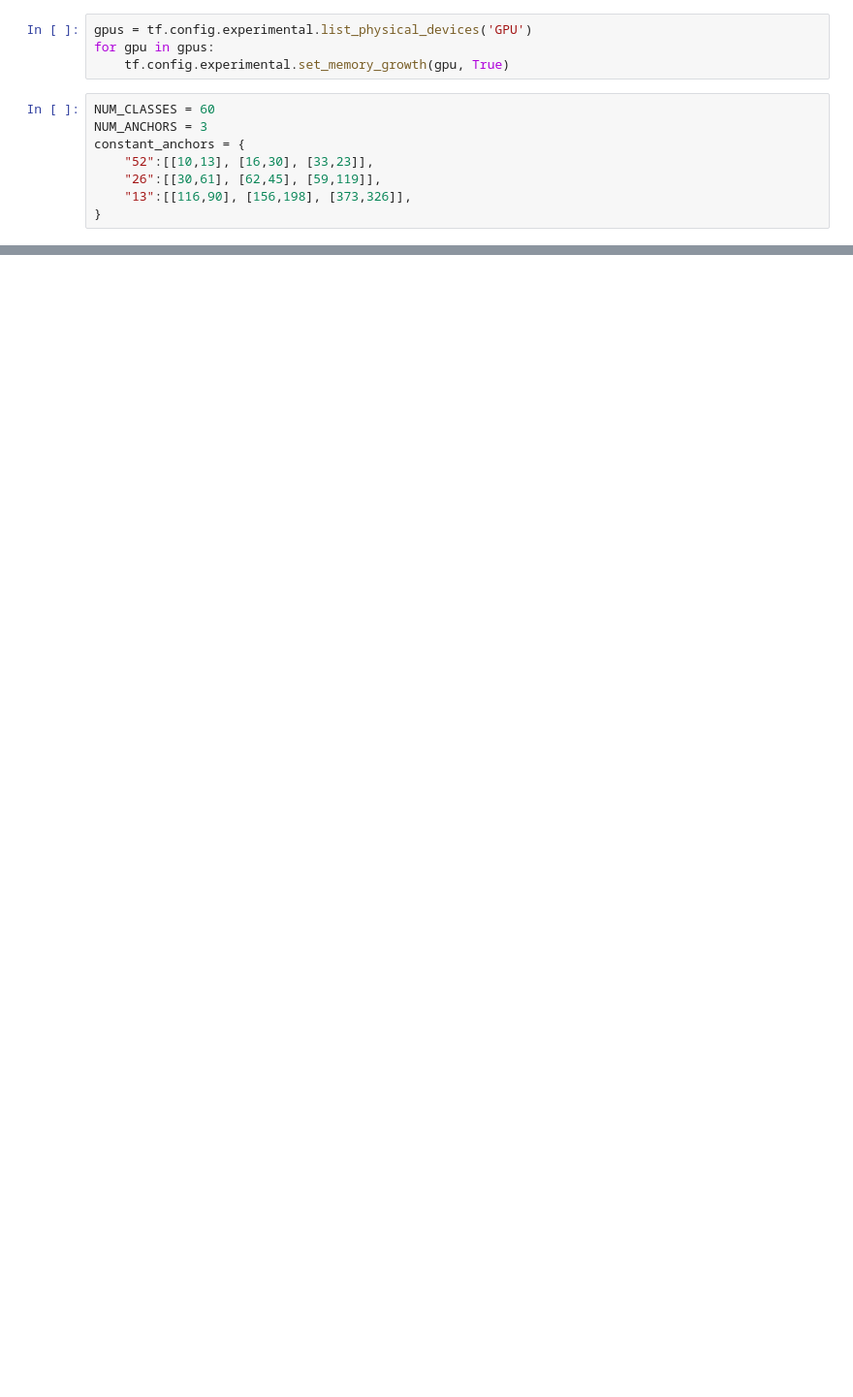
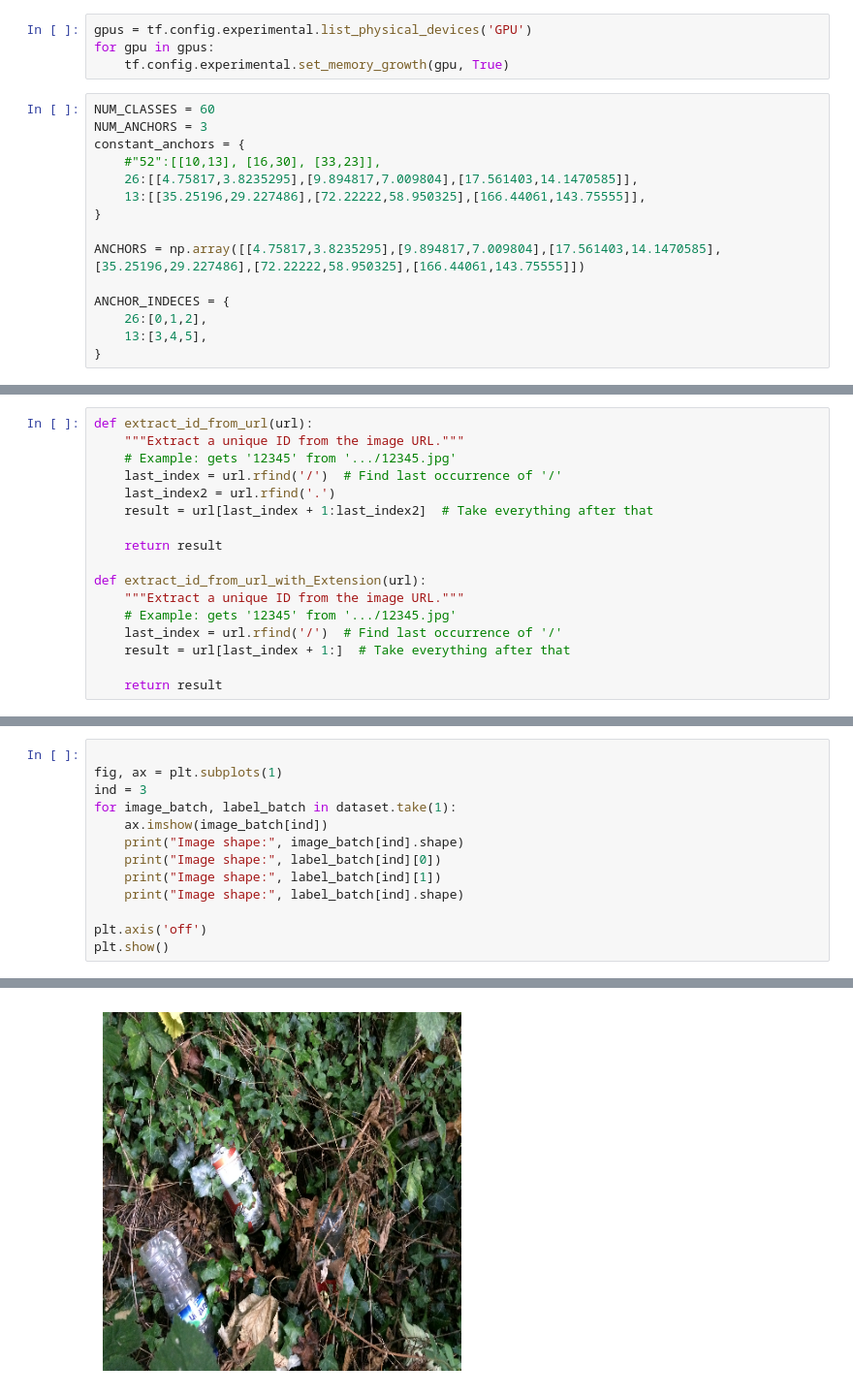
Before and after one commit to vlad-pro-coder/GarbageDetector, a Jupyter notebook: TrashDetector.ipynb, the cells around one changed output, grey strips where cells are left out. Shown at 97% size. Saved outputs shown, nothing was run; the diff lists cells and outputs as text; blank space fills up the shorter version.

Commit message:
implemented loss/model/normalizations/anchors for better results

```diff
--- a/TrashDetector.ipynb
+++ b/TrashDetector.ipynb
@@ -12,10 +24,17 @@ for gpu in gpus:
 NUM_CLASSES = 60
 NUM_ANCHORS = 3
 constant_anchors = {
-    "52":[[10,13], [16,30], [33,23]],
-    "26":[[30,61], [62,45], [59,119]],
-    "13":[[116,90], [156,198], [373,326]],
+    #"52":[[10,13], [16,30], [33,23]],
+    26:[[4.75817,3.8235295],[9.894817,7.009804],[17.561403,14.1470585]],
+    13:[[35.25196,29.227486],[72.22222,58.950325],[166.44061,143.75555]],
 }
+
+ANCHORS = np.array([[4.75817,3.8235295],[9.894817,7.009804],[17.561403,14.1470585],[35.25196,29.227486],[72.22222,58.950325],[166.44061,143.75555]])
+
+ANCHOR_INDECES = {
+    26:[0,1,2],
+    13:[3,4,5],
+}
 # %%
 def LeakyConvNoStride(input_tensor,num_filters = 32,num_kernel = 1):
     output = Conv2D(kernel_size=num_kernel,filters = num_filters,padding="same")(input_tensor)
@@ -445 +558,18 @@ model.compile(
 )
+# %%
+def extract_id_from_url(url):
+    """Extract a unique ID from the image URL."""
+    # Example: gets '12345' from '.../12345.jpg'
+    last_index = url.rfind('/')  # Find last occurrence of '/'
+    last_index2 = url.rfind('.')
+    result = url[last_index + 1:last_index2]  # Take everything after that
+
+    return result
+
+def extract_id_from_url_with_Extension(url):
+    """Extract a unique ID from the image URL."""
+    # Example: gets '12345' from '.../12345.jpg'
+    last_index = url.rfind('/')  # Find last occurrence of '/'
+    result = url[last_index + 1:]  # Take everything after that
+
+    return result
@@ -445,0 +781,14 @@ model.compile(
+# %%
+
+fig, ax = plt.subplots(1)
+ind = 3
+for image_batch, label_batch in dataset.take(1):
+    ax.imshow(image_batch[ind])
+    print("Image shape:", image_batch[ind].shape)
+    print("Image shape:", label_batch[ind][0])
+    print("Image shape:", label_batch[ind][1])
+    print("Image shape:", label_batch[ind].shape)
+
+plt.axis('off')
+plt.show()
+# %% [output]
@@ -445,0 +812 @@ model.compile(
+[figure, added]
```
Also changed, not shown: parts of 13 cells of this notebook, 2 other files.
